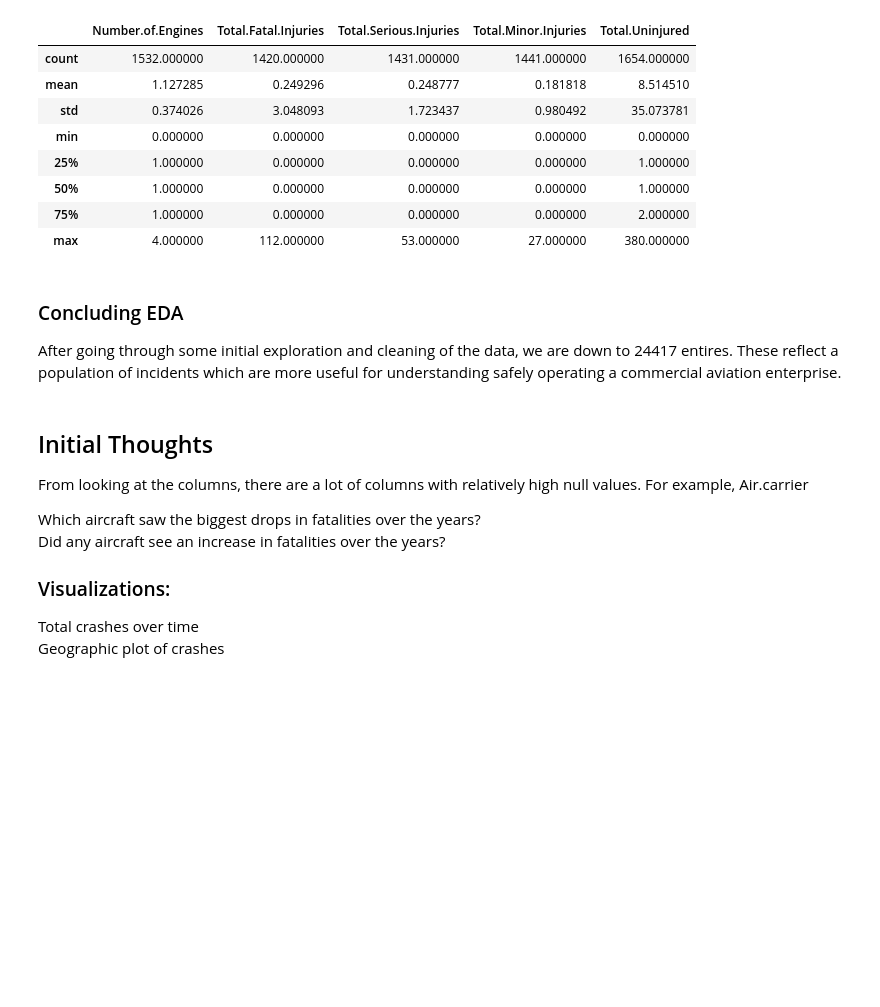
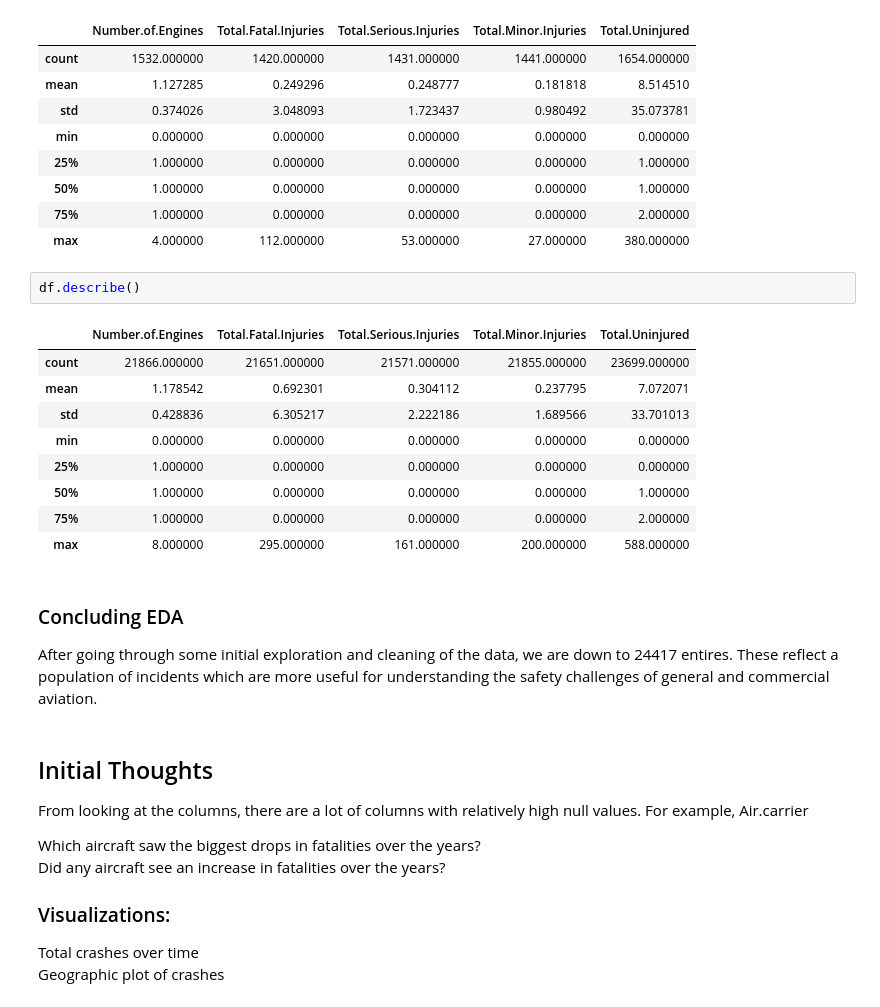
Before and after one commit to cameronpwright/flatironschool_phase1, a Jupyter notebook: Phase 1 Lab.ipynb, the cells around one changed output. Saved outputs shown, nothing was run; the diff lists cells and outputs as text; blank space fills up the shorter version.

```diff
--- a/Phase 1 Lab.ipynb
+++ b/Phase 1 Lab.ipynb
@@ -237,9 +384,21 @@ multi_incident_df.describe()
 | 50% | 1.000000 | 0.000000 | 0.000000 | 0.000000 | 1.000000 |
 | 75% | 1.000000 | 0.000000 | 0.000000 | 0.000000 | 2.000000 |
 | max | 4.000000 | 112.000000 | 53.000000 | 27.000000 | 380.000000 |
+# %%
+df.describe()
+# %% [output]
+|  | Number.of.Engines | Total.Fatal.Injuries | Total.Serious.Injuries | Total.Minor.Injuries | Total.Uninjured |
+| count | 21866.000000 | 21651.000000 | 21571.000000 | 21855.000000 | 23699.000000 |
+| mean | 1.178542 | 0.692301 | 0.304112 | 0.237795 | 7.072071 |
+| std | 0.428836 | 6.305217 | 2.222186 | 1.689566 | 33.701013 |
+| min | 0.000000 | 0.000000 | 0.000000 | 0.000000 | 0.000000 |
+| 25% | 1.000000 | 0.000000 | 0.000000 | 0.000000 | 0.000000 |
+| 50% | 1.000000 | 0.000000 | 0.000000 | 0.000000 | 1.000000 |
+| 75% | 1.000000 | 0.000000 | 0.000000 | 0.000000 | 2.000000 |
+| max | 8.000000 | 295.000000 | 161.000000 | 200.000000 | 588.000000 |
 # %% [markdown]
 ### Concluding EDA
-After going through some initial exploration and cleaning of the data, we are down to 24417 entires. These reflect a population of incidents which are more useful for understanding safely operating a commercial aviation enterprise.
+After going through some initial exploration and cleaning of the data, we are down to 24417 entires. These reflect a population of incidents which are more useful for understanding the safety challenges of general and commercial aviation.
 # %% [markdown]
 ## Initial Thoughts
 From looking at the columns, there are a lot of columns with relatively high null values.  For example, Air.carrier
```
Also changed, not shown: parts of 46 cells of this notebook.
